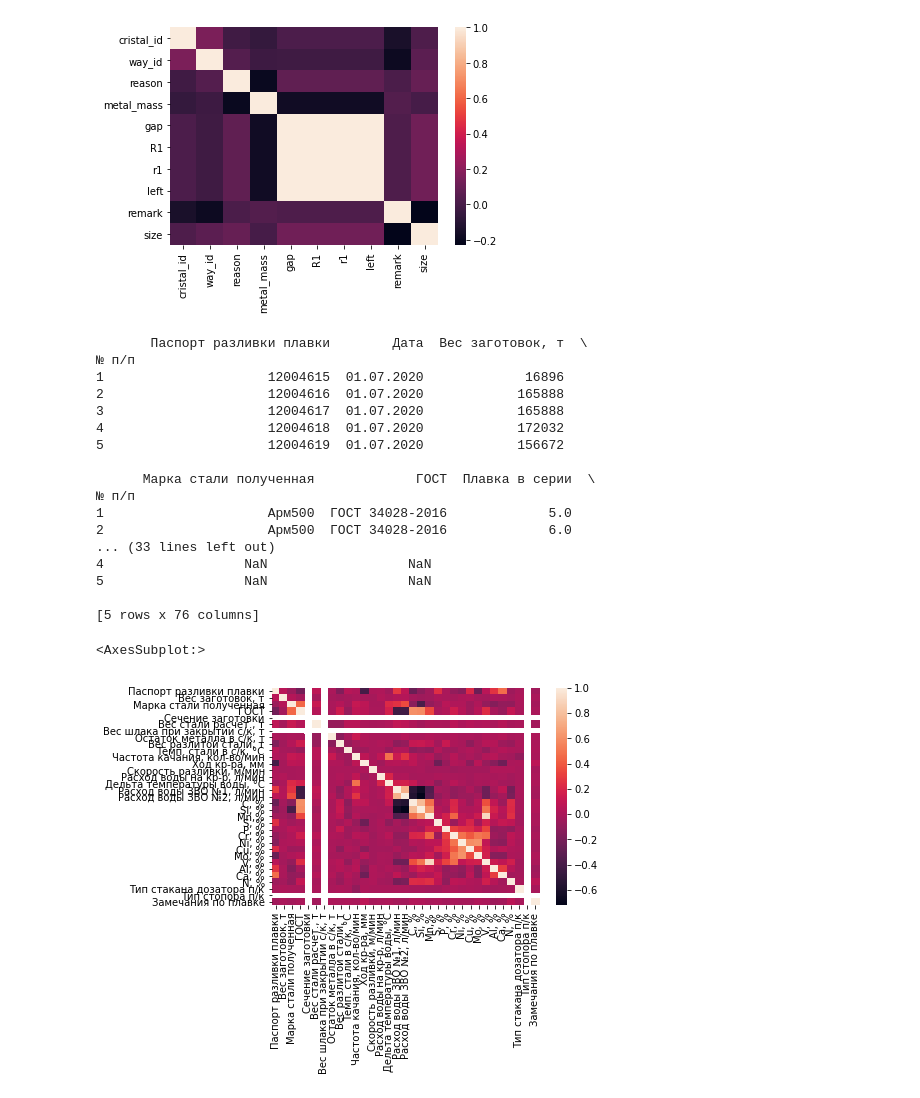
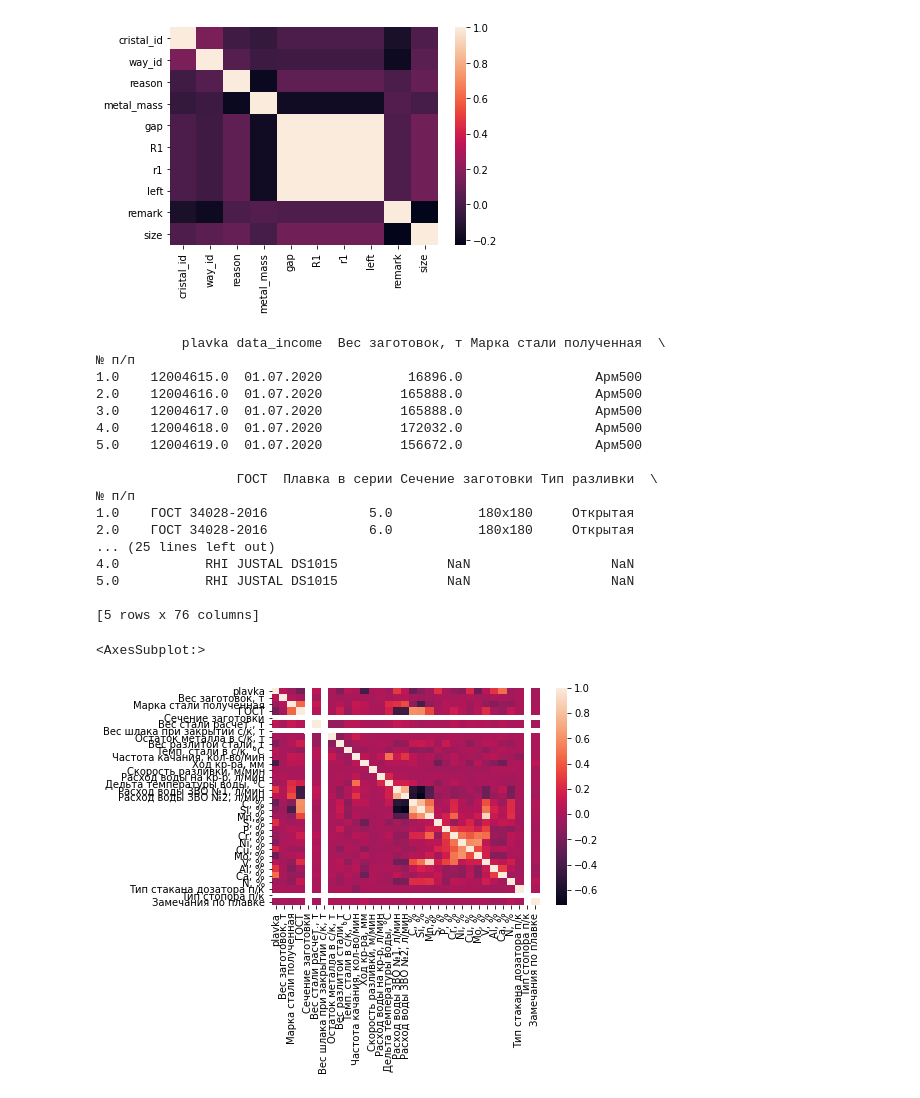
Before and after one commit to Chelovek760/DigitalMetal, a Jupyter notebook: main.ipynb, the cells around one changed output. Saved outputs shown, nothing was run; the diff lists cells and outputs as text; code cells hidden in the pictures.

```diff
--- a/main.ipynb
+++ b/main.ipynb
@@ -89,35 +81,37 @@ sns.heatmap(corr,
 <AxesSubplot:>
 [figure]
 # %%
-paramframe=pd.read_csv('data/param.csv', sep=';', encoding="windows-1251",skiprows = 2, thousands=",", index_col=0,header=0)
+paramframe=pd.read_csv('data/param.csv', sep=';', encoding="windows-1251", thousands=",", index_col=0,header=0)
 print(paramframe.head())
 # %% [output]
-       Паспорт разливки плавки        Дата  Вес заготовок, т  \
+           plavka data_income  Вес заготовок, т Марка стали полученная  \
 № п/п
-1                     12004615  01.07.2020             16896
-2                     12004616  01.07.2020            165888
-3                     12004617  01.07.2020            165888
-4                     12004618  01.07.2020            172032
-5                     12004619  01.07.2020            156672
+1.0    12004615.0  01.07.2020           16896.0                 Арм500
+2.0    12004616.0  01.07.2020          165888.0                 Арм500
+3.0    12004617.0  01.07.2020          165888.0                 Арм500
+4.0    12004618.0  01.07.2020          172032.0                 Арм500
+5.0    12004619.0  01.07.2020          156672.0                 Арм500
 
-      Марка стали полученная             ГОСТ  Плавка в серии  \
+                  ГОСТ  Плавка в серии Сечение заготовки Тип разливки  \
 № п/п
-1                     Арм500  ГОСТ 34028-2016             5.0
-2                     Арм500  ГОСТ 34028-2016             6.0
-... (33 lines left out)
-4                  NaN                  NaN
-5                  NaN                  NaN
+1.0    ГОСТ 34028-2016             5.0           180x180     Открытая
+2.0    ГОСТ 34028-2016             6.0           180x180     Открытая
+... (25 lines left out)
+4.0           RHI JUSTAL DS1015              NaN                  NaN
+5.0           RHI JUSTAL DS1015              NaN                  NaN
 
 [5 rows x 76 columns]
 # %%
+paramframe.dropna(subset = ["plavka"], inplace=True)
 paramframe=paramframe.fillna('hz')
 paramframe=MultiColumnLabelEncoder(columns = ['Сечение заготовки','Тип стопора п/к','Замечания по плавке','Тип стакана дозатора п/к','ГОСТ','Марка стали полученная']).fit_transform(paramframe)
-corr = paramframe.corr()
-sns.heatmap(corr,
-            xticklabels=corr.columns.values,
-            yticklabels=corr.columns.values)
+paramframe['plavka']=paramframe['plavka'].astype('int64')
+corr2 = paramframe.corr()
+sns.heatmap(corr2,
+            xticklabels=corr2.columns.values,
+            yticklabels=corr2.columns.values)
 # %% [output]
 <AxesSubplot:>
-[figure, old version]
+[figure, new version]
 # %%
 geomframe=pd.read_csv('data/geom.csv', sep=';', encoding="windows-1251",thousands=",", index_col=0,header=0)
```
Also changed, not shown: parts of 8 cells of this notebook, 1 other file.
